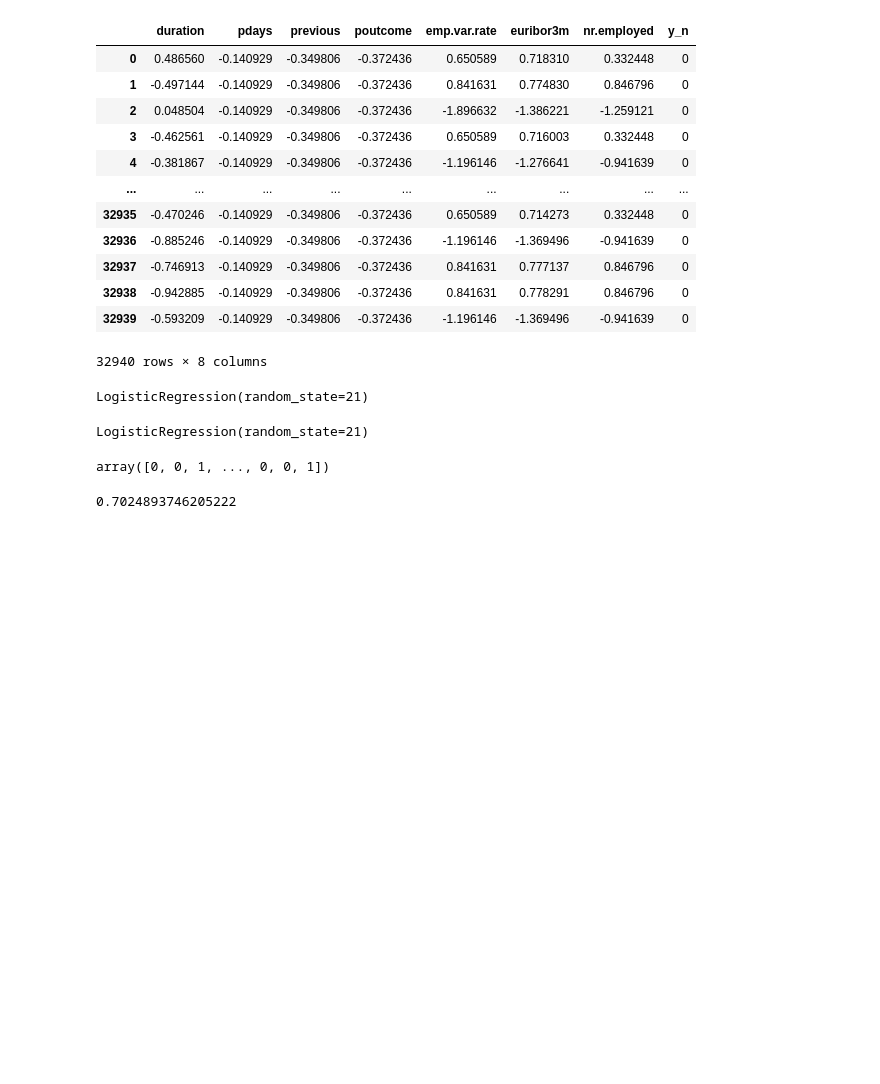
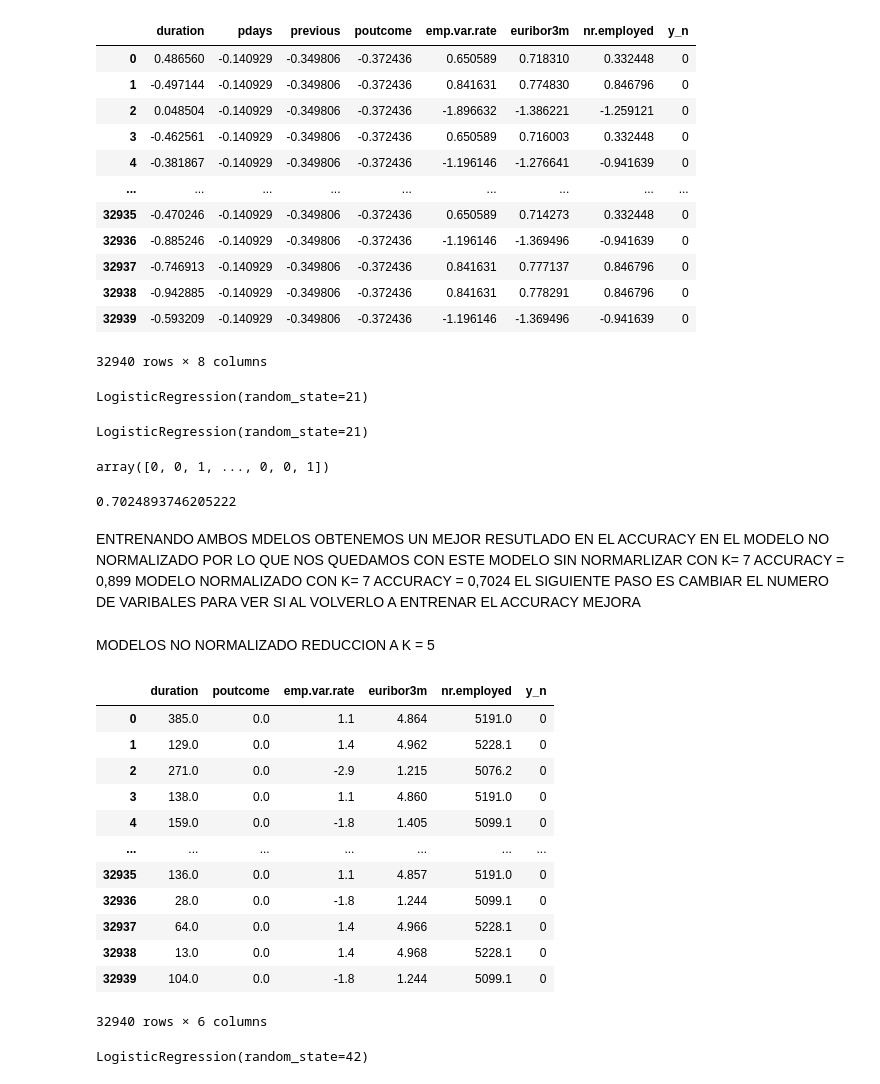
Before and after one commit to SOOFIALOZA/machinelearning, a Jupyter notebook: src/ML.ipynb, the cells around one changed output. Cells and saved outputs as stored; diff of their text form; code cells hidden in the pictures; blank space fills up the shorter version.

```diff
--- a/src/ML.ipynb
+++ b/src/ML.ipynb
@@ -100,3 +106,34 @@ puntuacion2 = accuracy_score(y_train_norm, y_pred_norm)
 puntuacion2
 # %% [output]
 0.7024893746205222
+# %% [markdown]
+ENTRENANDO AMBOS MDELOS OBTENEMOS UN MEJOR RESUTLADO EN EL ACCURACY EN EL MODELO NO NORMALIZADO POR LO QUE NOS QUEDAMOS CON ESTE
+MODELO SIN NORMARLIZAR CON K= 7 ACCURACY = 0,899
+MODELO NORMALIZADO CON K= 7 ACCURACY = 0,7024
+EL SIGUIENTE PASO ES CAMBIAR EL NUMERO DE VARIBALES PARA VER SI AL VOLVERLO A ENTRENAR EL ACCURACY MEJORA
+# %% [markdown]
+MODELOS NO NORMALIZADO REDUCCION A K = 5
+# %%
+train_data = pd.read_csv("../data/raw/sel_train.csv")
+test_data = pd.read_csv("../data/raw/sel_test.csv")
+
+train_data
+# %% [output]
+|  | duration | poutcome | emp.var.rate | euribor3m | nr.employed | y_n |
+| 0 | 385.0 | 0.0 | 1.1 | 4.864 | 5191.0 | 0 |
+| 1 | 129.0 | 0.0 | 1.4 | 4.962 | 5228.1 | 0 |
+| 2 | 271.0 | 0.0 | -2.9 | 1.215 | 5076.2 | 0 |
+| 3 | 138.0 | 0.0 | 1.1 | 4.860 | 5191.0 | 0 |
+| 4 | 159.0 | 0.0 | -1.8 | 1.405 | 5099.1 | 0 |
+| ... | ... | ... | ... | ... | ... | ... |
+| 32935 | 136.0 | 0.0 | 1.1 | 4.857 | 5191.0 | 0 |
+| 32936 | 28.0 | 0.0 | -1.8 | 1.244 | 5099.1 | 0 |
+| 32937 | 64.0 | 0.0 | 1.4 | 4.966 | 5228.1 | 0 |
+| 32938 | 13.0 | 0.0 | 1.4 | 4.968 | 5228.1 | 0 |
+| 32939 | 104.0 | 0.0 | -1.8 | 1.244 | 5099.1 | 0 |
+32940 rows × 6 columns
+# %%
+model = LogisticRegression(random_state=42)
+model
+# %% [output]
+LogisticRegression(random_state=42)
```
Also changed, not shown: parts of 20 cells of this notebook, 8 other files.
